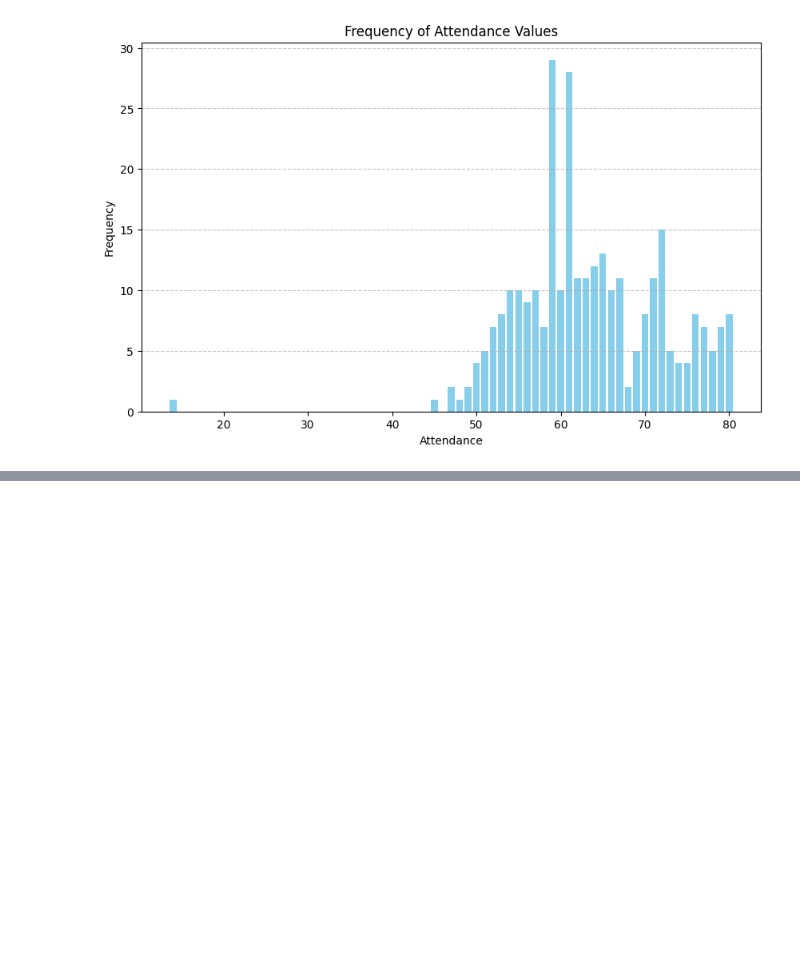
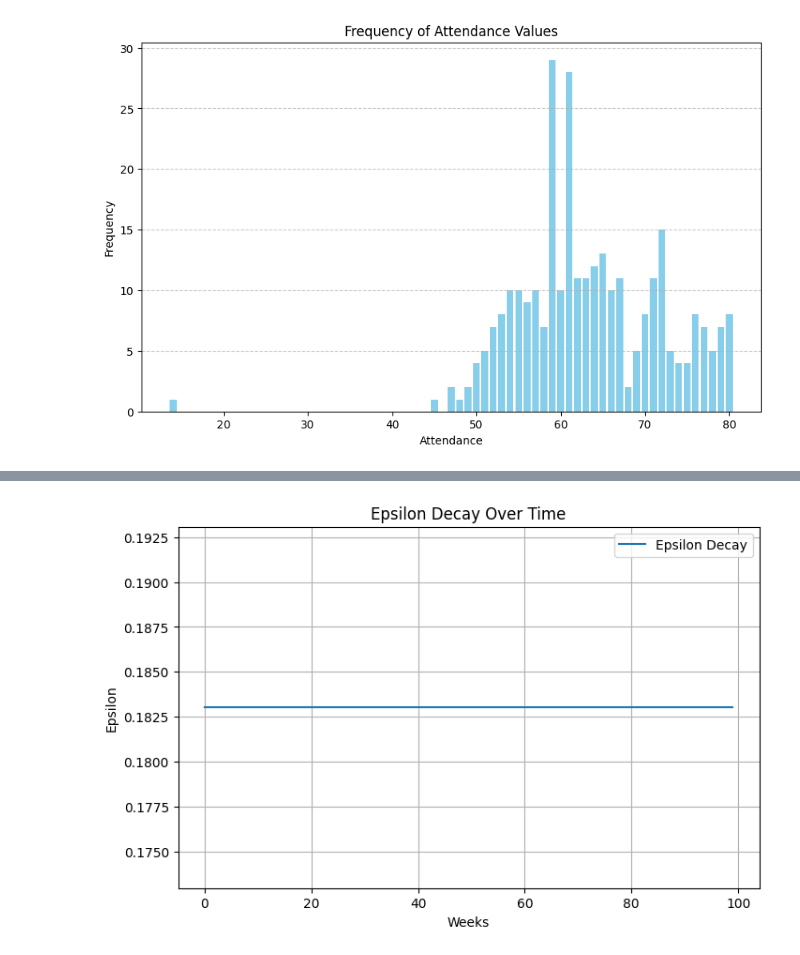
Before and after one commit to RRENN02/El-Farol-Bar-Simulation, a Jupyter notebook: Experiments/elfarol.ipynb, the cells around one changed output, grey strips where cells are left out. Cells and saved outputs as stored; diff of their text form; code cells hidden in the pictures; blank space fills up the shorter version.

```diff
--- a/Experiments/elfarol.ipynb
+++ b/Experiments/elfarol.ipynb
@@ -420,0 +624,7 @@ Data saved to 'reinforcement_learning_data.csv'
+# %%
+for idx, agent in enumerate(agents):
+    print(f"Agent {idx}:")
+    print(f"  Q-Table: {agent.q_table}")
+    print(f"  Epsilon: {agent.epsilon}")
+    print(f"  Past Attendance: {agent.past_attendance}")
+    print()
@@ -420,0 +658,12 @@ Data saved to 'reinforcement_learning_data.csv'
+# %%
+epsilon_values = [agent.epsilon for agent in agents]
+plt.figure(figsize=(8, 5))
+plt.plot(range(len(epsilon_values)), epsilon_values, label='Epsilon Decay')
+plt.title('Epsilon Decay Over Time')
+plt.xlabel('Weeks')
+plt.ylabel('Epsilon')
+plt.grid()
+plt.legend()
+plt.show()
+# %% [output]
+[figure, added]
```
Also changed, not shown: parts of 13 cells of this notebook, 1 other file.
